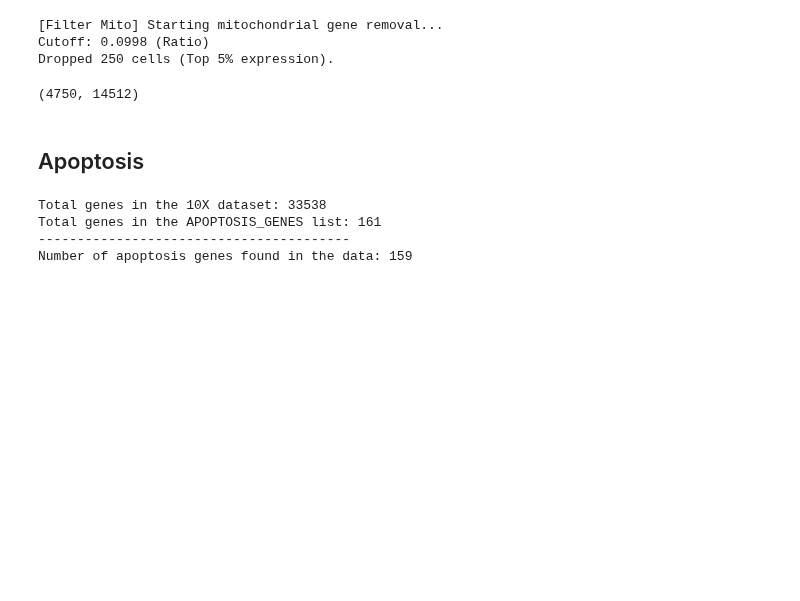
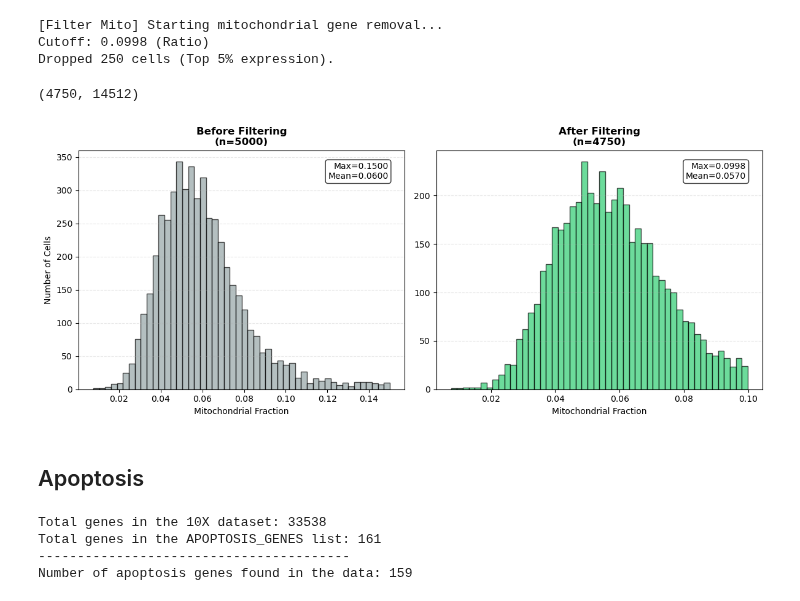
Before and after one commit to ikotsov/Clustering-Benchmarking-scRNAseq, a Jupyter notebook: notebooks/preprocessing_walkthrough.ipynb, the cells around one changed output. Saved outputs shown, nothing was run; the diff lists cells and outputs as text; code cells hidden in the pictures; blank space fills up the shorter version.

Commit message:
Update preprocessing notebook with visualization

```diff
--- a/notebooks/preprocessing_walkthrough.ipynb
+++ b/notebooks/preprocessing_walkthrough.ipynb
@@ -84,6 +81,17 @@ data_mito_filtered.shape
 Cutoff: 0.0998 (Ratio)
 Dropped 250 cells (Top 5% expression).
 (4750, 14512)
+# %%
+mito_genes = [col for col in clean_data.columns if col.startswith('MT-')]
+
+plot_filtering_effect(
+    data_before=clean_data,
+    data_after=data_mito_filtered,
+    gene_list=mito_genes,
+    metric_name="Mitochondrial Fraction"
+)
+# %% [output]
+[figure, added]
 # %% [markdown]
 ## Apoptosis
 # %%
```
Also changed, not shown: parts of 4 cells of this notebook.
